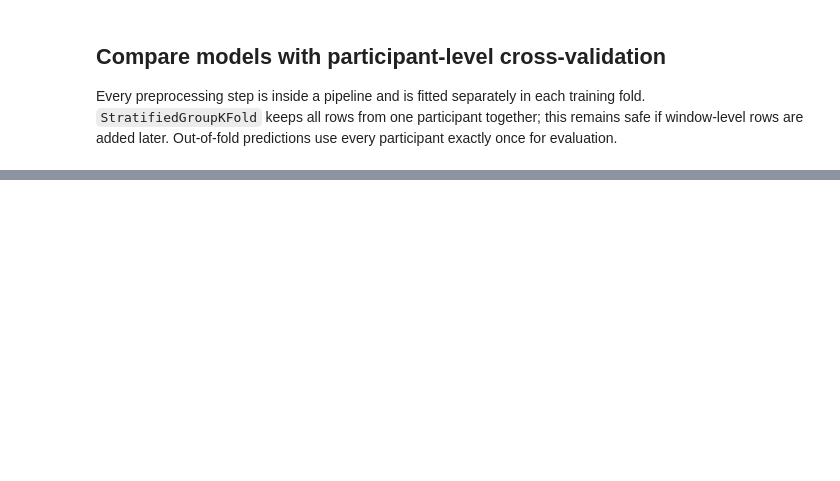
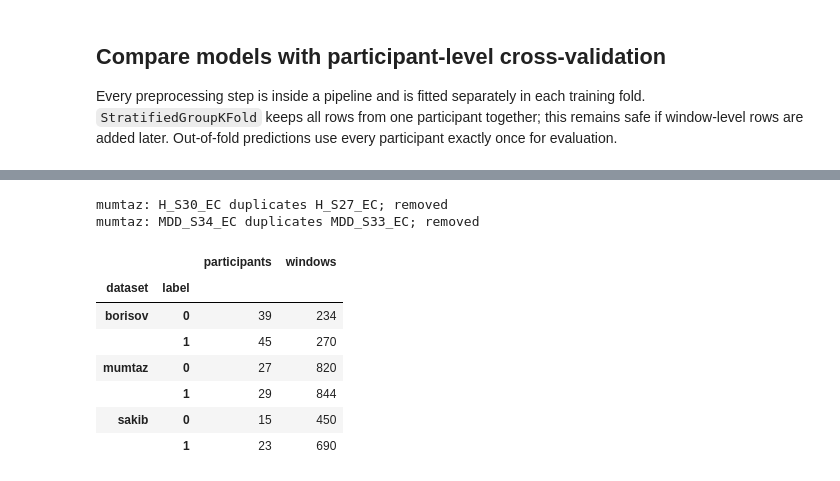
Before and after one commit to Pruneeuh/ProjetMLSP, a Jupyter notebook: entropy_classification.ipynb, the cells around one changed output, grey strips where cells are left out. Drawn from its saved outputs; the diff is of its cells as text; code cells hidden in the pictures; blank space fills up the shorter version.

```diff
--- a/entropy_classification.ipynb
+++ b/entropy_classification.ipynb
@@ -191,0 +304,38 @@ The saved metrics are out-of-fold estimates from one fixed five-fold partition.
+# %%
+WINDOW_FILES = {name: OUTPUTS / f'{name}_entropy_features.csv' for name in TASK_NAMES}
+EXTRA_FILES = {name: OUTPUTS / f'{name}_extra_features.csv' for name in TASK_NAMES}
+# ApEn, PermEn (Li et al. 2024), LZC and band power from extract_extra_features.py; set False to compare
+USE_EXTRA_FEATURES = True
+
+def ensure_file(path, script, name):
+    if not path.exists():
+        print(f'{path.name} not found; running {script} {name} (this may take a long time)...')
+        subprocess.run([sys.executable, str(ROOT / script), name], cwd=ROOT, check=True)
+
+def load_window_table(name):
+    ensure_file(WINDOW_FILES[name], 'extract_entropy.py', name)
+    table = pd.read_csv(WINDOW_FILES[name])
+    if USE_EXTRA_FEATURES:
+        ensure_file(EXTRA_FILES[name], 'extract_extra_features.py', name)
+        extra = pd.read_csv(EXTRA_FILES[name]).drop(columns='label')
+        table = table.merge(extra, on=['subject_id', 'window'], validate='one_to_one')
+    return table.assign(dataset=name)
+
+window_features = drop_duplicate_participants(
+    pd.concat([load_window_table(name) for name in TASK_NAMES], ignore_index=True), ['window'])
+feature_cols = [c for c in window_features if c.startswith('ch')]
+assert not window_features.duplicated(['dataset', *feature_cols]).any(), 'duplicate windows remain'
+assert not window_features.duplicated(['dataset', 'subject_id', 'window']).any()
+window_features.groupby(['dataset', 'label']).agg(
+    participants=('subject_id', 'nunique'), windows=('window', 'size'))
+# %% [output]
+mumtaz: H_S30_EC duplicates H_S27_EC; removed
+mumtaz: MDD_S34_EC duplicates MDD_S33_EC; removed
+|  |  | participants | windows |
+| dataset | label |  |  |
+| borisov | 0 | 39 | 234 |
+|  | 1 | 45 | 270 |
+| mumtaz | 0 | 27 | 820 |
+|  | 1 | 29 | 844 |
+| sakib | 0 | 15 | 450 |
+|  | 1 | 23 | 690 |
```
Also changed, not shown: parts of 26 cells of this notebook, 4 other files.
